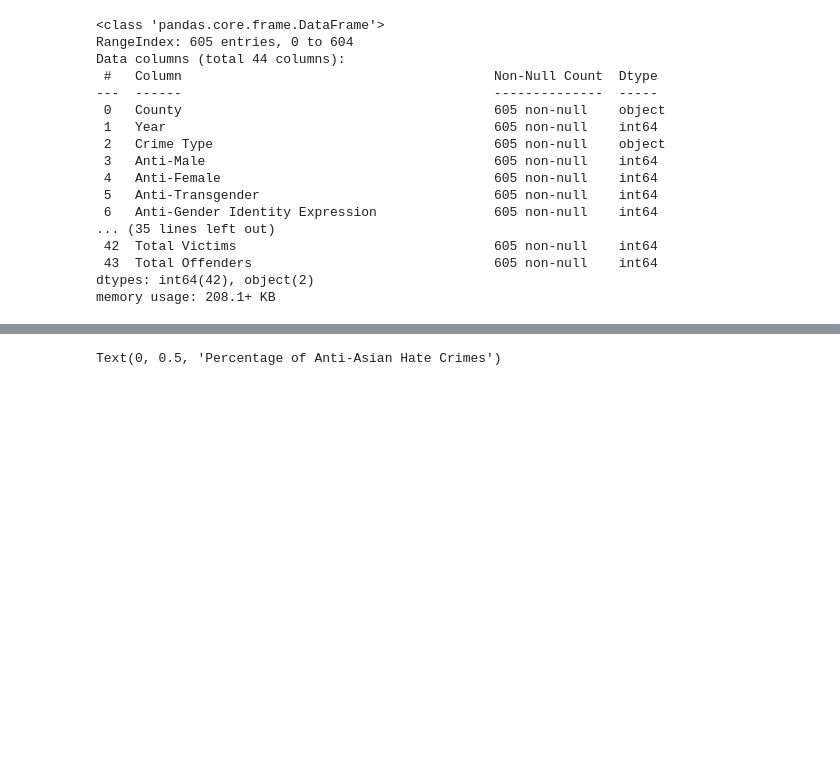
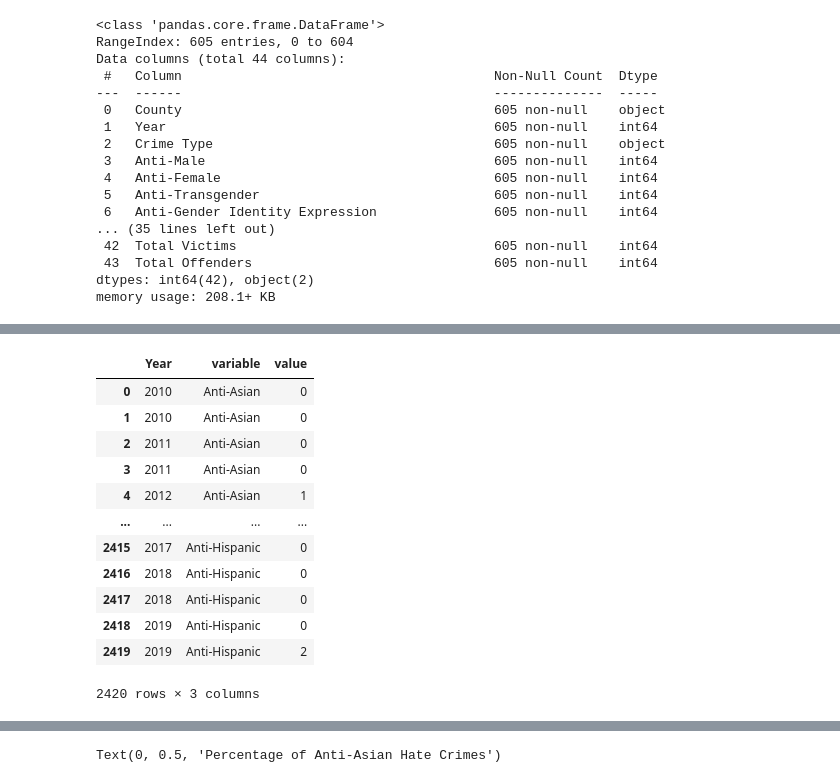
Before and after one commit to Colsai/small_projects, a Jupyter notebook: ny_hate_crime_short_prj.ipynb, the cells around one changed output, grey strips where cells are left out. Cells and saved outputs as stored; diff of their text form; code cells hidden in the pictures; blank space fills up the shorter version.

```diff
--- a/ny_hate_crime_short_prj.ipynb
+++ b/ny_hate_crime_short_prj.ipynb
@@ -47,4 +79,9 @@ df.groupby("Year").agg("sum").describe()
 | 75% | 0.750000 | 1.000000 | 4.000000 | 13.000000 | 2.750000 | 26.500000 | 117.000000 | ... |
 | max | 1.000000 | 5.000000 | 5.000000 | 18.000000 | 11.000000 | 37.000000 | 140.000000 | ... |
 # %%
-df_asian_hc = df[['Year','Anti-Asian', 'Total Incidents']]
+df_asian_hc = df[['Year',
+                  'Anti-Asian',
+                  'Anti-White',
+                  'Anti-Black',
+                  'Anti-Hispanic',
+                  'Total Incidents',]]
@@ -60,3 +93,27 @@ df_asian_hc.head()
+# %%
+#Here Let's melt the df
+df_asian_hc.melt(id_vars = 'Year',
+                 value_vars=[
+                             'Anti-Asian',
+                             'Anti-White',
+                             'Anti-Black',
+                             'Anti-Hispanic',
+                             ]
+                 )
+# %% [output]
+|  | Year | variable | value |
+| 0 | 2010 | Anti-Asian | 0 |
+| 1 | 2010 | Anti-Asian | 0 |
+| 2 | 2011 | Anti-Asian | 0 |
+| 3 | 2011 | Anti-Asian | 0 |
+| 4 | 2012 | Anti-Asian | 1 |
+| ... | ... | ... | ... |
+| 2415 | 2017 | Anti-Hispanic | 0 |
+| 2416 | 2018 | Anti-Hispanic | 0 |
+| 2417 | 2018 | Anti-Hispanic | 0 |
+| 2418 | 2019 | Anti-Hispanic | 0 |
+| 2419 | 2019 | Anti-Hispanic | 2 |
+2420 rows × 3 columns
 # %%
 df_agg_asian = df_asian_hc.groupby("Year",
                                    as_index = False).agg("sum")
```
Also changed, not shown: parts of 15 cells of this notebook.
